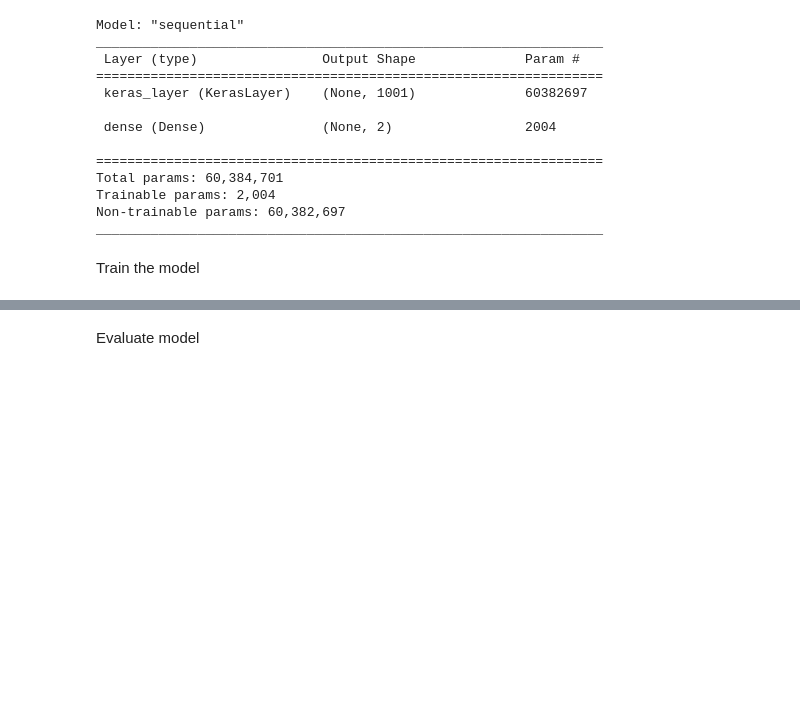
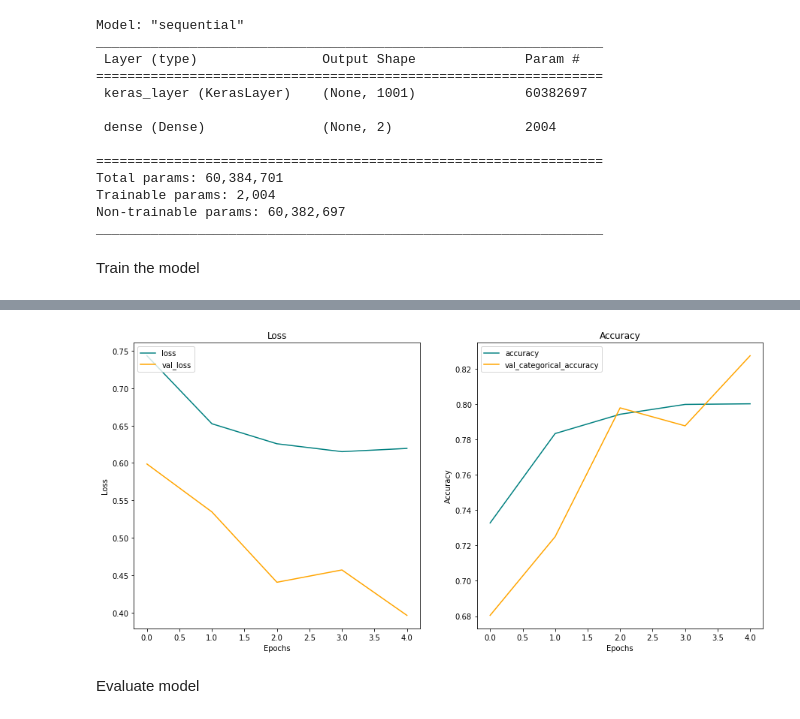
Before and after one commit to suhayb-h/Acute-Lymphoblastic-Leukemia-Classifier, a Jupyter notebook: New_ResNet.ipynb, the cells around one changed output, grey strips where cells are left out. Drawn from its saved outputs; the diff is of its cells as text; code cells hidden in the pictures; blank space fills up the shorter version.

```diff
--- a/New_ResNet.ipynb
+++ b/New_ResNet.ipynb
@@ -184,30 +198,32 @@ model_2_df
 # %%
 fig = plt.figure(figsize = (15,7))
 
 plt.subplot(1, 2, 1, title = 'Loss')
 plt.plot(model_2_df['loss'],
          color = 'teal',
          label = 'loss')
-plt.plot(model_2['val_loss'],
+plt.plot(model_2_df['val_loss'],
          color = 'orange',
          label = 'val_loss')
 plt.legend(loc = "upper left")
 plt.ylabel('Loss')
 plt.xlabel('Epochs')
 
 plt.subplot(1, 2, 2, title = 'Accuracy')
-plt.plot(model_2_df['acc'],
+plt.plot(model_2_df['categorical_accuracy'],
          color = 'teal',
          label = 'accuracy')
-plt.plot(model_2_df['val_acc'],
+plt.plot(model_2_df['val_categorical_accuracy'],
          color = 'orange',
-         label = 'val_accuracy')
+         label = 'val_categorical_accuracy')
 plt.legend(loc = "upper left")
 plt.ylabel('Accuracy')
 plt.xlabel('Epochs')
 
 #plt.subplots_adjust(wspace=1)
 plt.show()
+# %% [output]
+[figure, added]
 # %% [markdown]
 Evaluate model
 # %%
```
Also changed, not shown: parts of 7 cells of this notebook.
